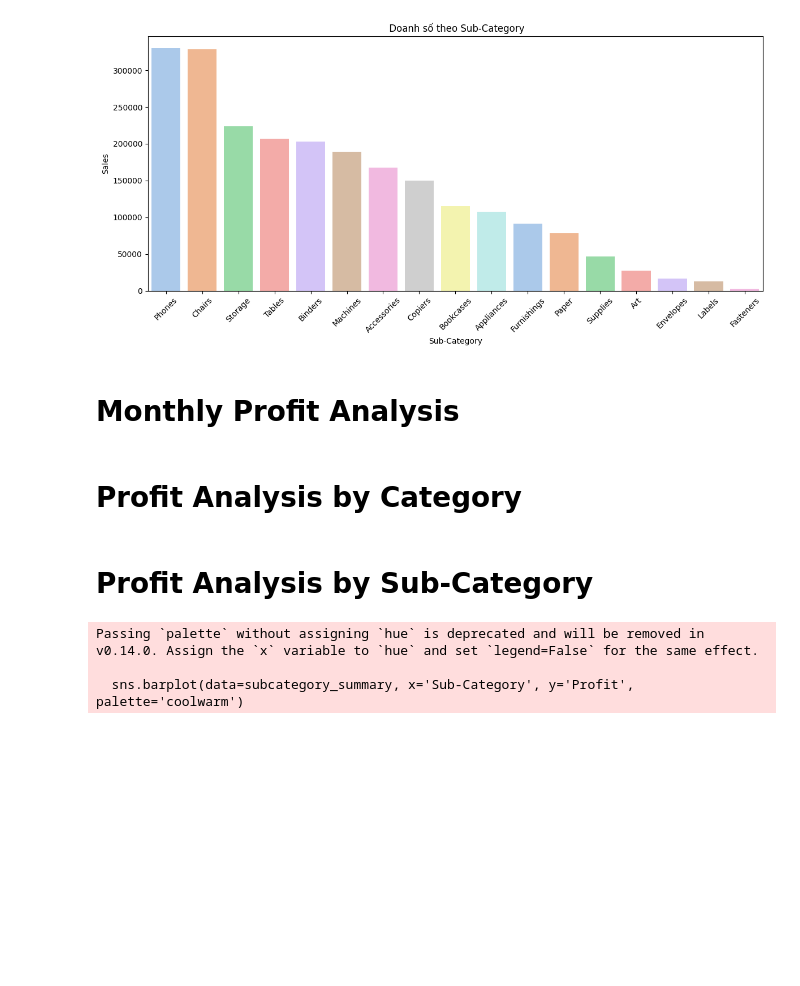
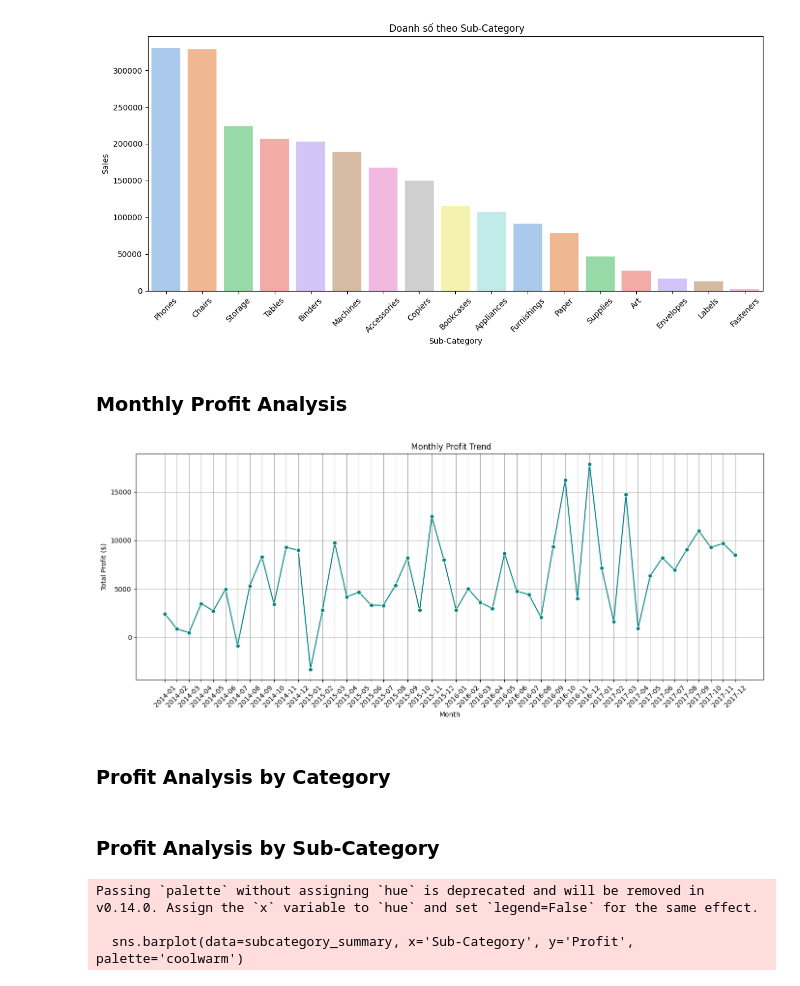
Before and after one commit to huyhuy382003/superstore-analysis, a Jupyter notebook: e commerce sales.ipynb, the cells around one changed output. Drawn from its saved outputs; the diff is of its cells as text; code cells hidden in the pictures; blank space fills up the shorter version.

```diff
--- a/e commerce sales.ipynb
+++ b/e commerce sales.ipynb
@@ -222,11 +253,30 @@ Passing `palette` without assigning `hue` is deprecated and will be removed in v
   sns.barplot(data=subcategory_summary, x='Sub-Category', y='Sales', palette='pastel')
 [figure]
 # %% [markdown]
-# Monthly Profit Analysis
+### Monthly Profit Analysis
+# %%
+data['Order Date'] = pd.to_datetime(data['Order Date'])  # Đảm bảo ngày tháng đúng định dạng
+data['Order YearMonth'] = data['Order Date'].dt.to_period('M')  # Năm-Tháng định dạng gộp
+# %%
+# Nhóm lợi nhuận theo Year-Month
+monthly_profit = data.groupby('Order YearMonth')['Profit'].sum().reset_index()
+monthly_profit['Order YearMonth'] = monthly_profit['Order YearMonth'].astype(str)  # Convert Period to str
+# %%
+plt.figure(figsize=(14, 6))
+sns.lineplot(data=monthly_profit, x='Order YearMonth', y='Profit', marker='o', color='teal')
+plt.xticks(rotation=45)
+plt.title(' Monthly Profit Trend')
+plt.xlabel('Month')
+plt.ylabel('Total Profit ($)')
+plt.grid(True)
+plt.tight_layout()
+plt.show()
+# %% [output]
+[figure, added]
 # %% [markdown]
-# Profit Analysis by Category
+### Profit Analysis by Category
 # %% [markdown]
-# Profit Analysis by Sub-Category
+### Profit Analysis by Sub-Category
 # %%
 # Biểu đồ lợi nhuận theo Sub-Category
 plt.figure(figsize=(12, 6))
```
Also changed, not shown: parts of 11 cells of this notebook.
